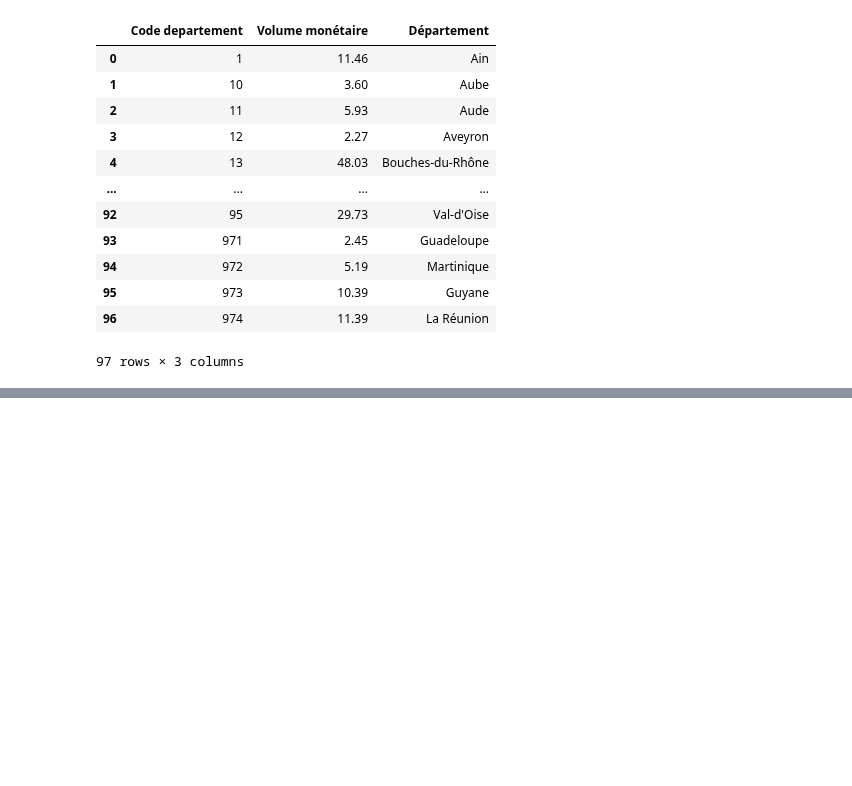
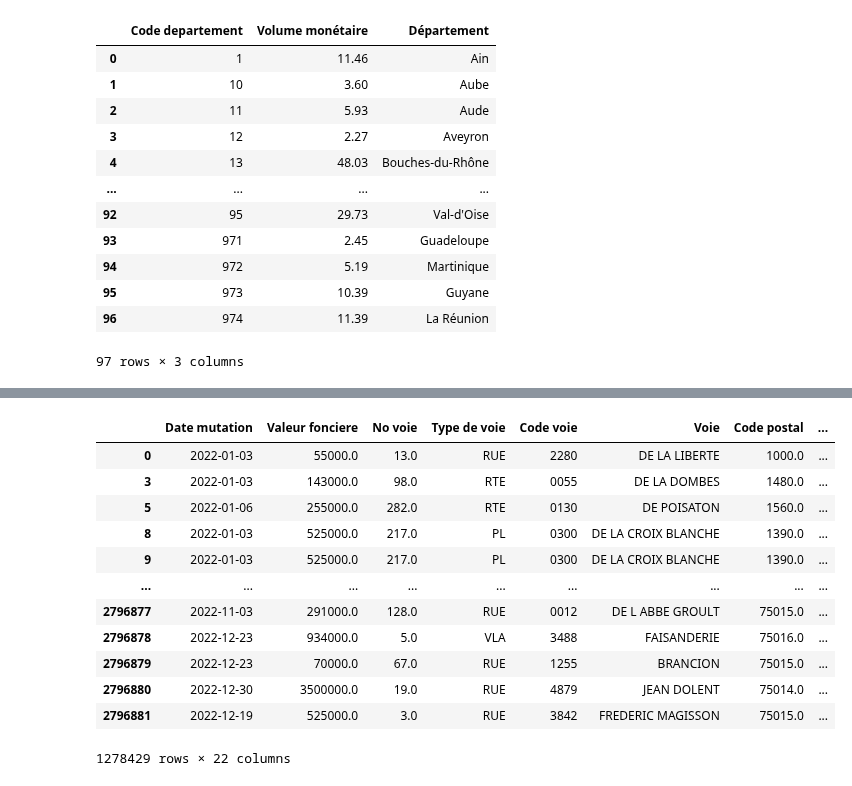
Before and after one commit to GuillaumeDorschner/Real-Estate-Analysis-France, a Jupyter notebook: data analyse/analyse.ipynb, the cells around one changed output, grey strips where cells are left out. Drawn from its saved outputs; the diff is of its cells as text; code cells hidden in the pictures; blank space fills up the shorter version.

Commit message:
Graphe évolution prix mètre carré

```diff
--- a/data analyse/analyse.ipynb
+++ b/data analyse/analyse.ipynb
@@ -271,0 +259,21 @@ fig.show()
+# %%
+data["Month mutation"] = data["Date mutation"].dt.month
+prix_metre_carre = data[(data["Type local"] != "Dépendance")].reset_index(drop = True)
+prix_metre_carre = prix_metre_carre.dropna(subset=['Type local'])
+
+prix_metre_carre["Prix mètre carré"] = prix_metre_carre["Valeur fonciere"]/prix_metre_carre["Surface reelle bati"]
+display(prix_metre_carre)
+# %% [output]
+|  | Date mutation | Valeur fonciere | No voie | Type de voie | Code voie | Voie | Code postal | ... |
+| 0 | 2022-01-03 | 55000.0 | 13.0 | RUE | 2280 | DE LA LIBERTE | 1000.0 | ... |
+| 3 | 2022-01-03 | 143000.0 | 98.0 | RTE | 0055 | DE LA DOMBES | 1480.0 | ... |
+| 5 | 2022-01-06 | 255000.0 | 282.0 | RTE | 0130 | DE POISATON | 1560.0 | ... |
+| 8 | 2022-01-03 | 525000.0 | 217.0 | PL | 0300 | DE LA CROIX BLANCHE | 1390.0 | ... |
+| 9 | 2022-01-03 | 525000.0 | 217.0 | PL | 0300 | DE LA CROIX BLANCHE | 1390.0 | ... |
+| ... | ... | ... | ... | ... | ... | ... | ... | ... |
+| 2796877 | 2022-11-03 | 291000.0 | 128.0 | RUE | 0012 | DE L ABBE GROULT | 75015.0 | ... |
+| 2796878 | 2022-12-23 | 934000.0 | 5.0 | VLA | 3488 | FAISANDERIE | 75016.0 | ... |
+| 2796879 | 2022-12-23 | 70000.0 | 67.0 | RUE | 1255 | BRANCION | 75015.0 | ... |
+| 2796880 | 2022-12-30 | 3500000.0 | 19.0 | RUE | 4879 | JEAN DOLENT | 75014.0 | ... |
+| 2796881 | 2022-12-19 | 525000.0 | 3.0 | RUE | 3842 | FREDERIC MAGISSON | 75015.0 | ... |
+1278429 rows × 22 columns
```
Also changed, not shown: parts of 7 cells of this notebook, 1 other file.
